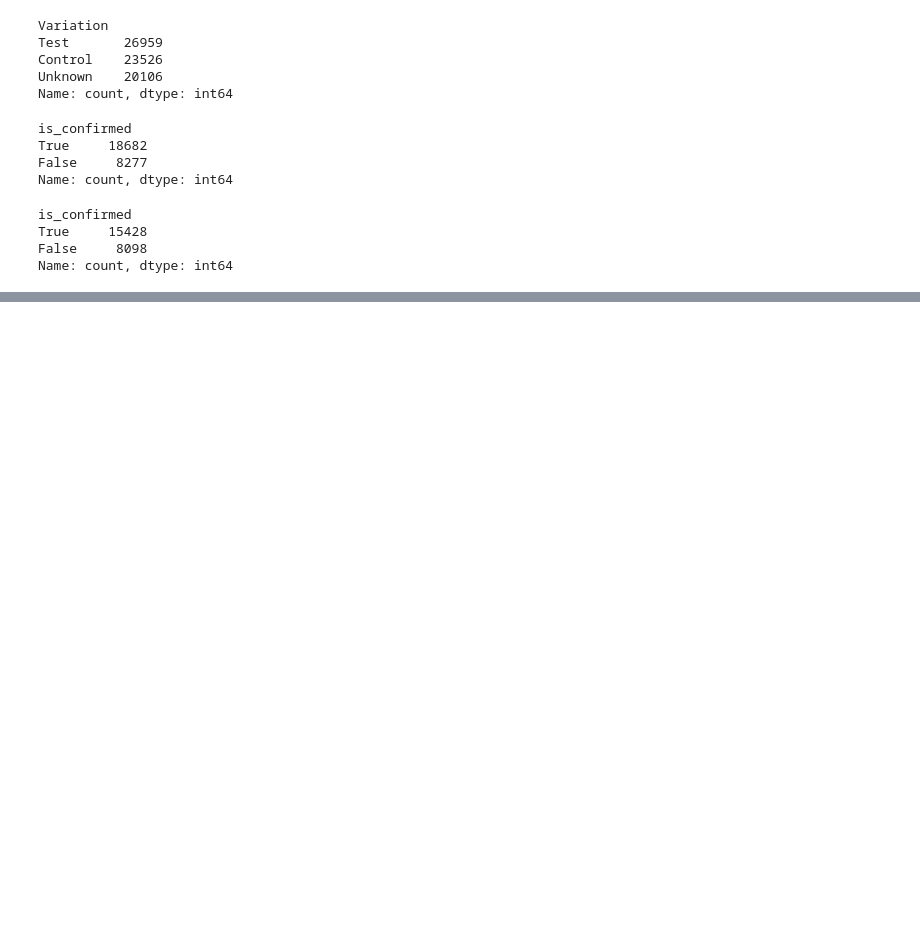
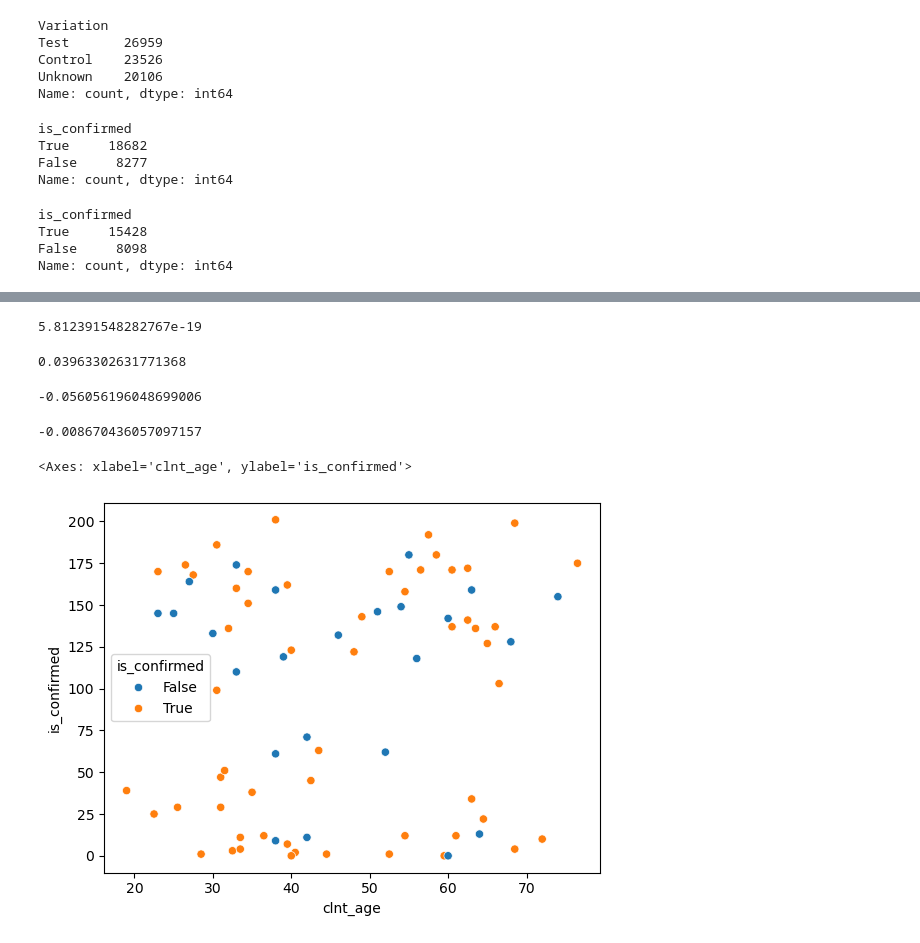
Before and after one commit to PierreMn/week_eda_project, a Jupyter notebook: PROJECT_EDA.ipynb, the cells around one changed output, grey strips where cells are left out. Saved outputs shown, nothing was run; the diff lists cells and outputs as text; code cells hidden in the pictures; blank space fills up the shorter version.

```diff
--- a/PROJECT_EDA.ipynb
+++ b/PROJECT_EDA.ipynb
@@ -136,0 +300,8 @@ Name: count, dtype: int64
+# %%
+p_value
+# %% [output]
+5.812391548282767e-19
+# %%
+association(crosstab_corr, method="cramer")
+# %% [output]
+0.03963302631771368
@@ -136,0 +310,14 @@ Name: count, dtype: int64
+# %%
+filtered['is_confirmed'].corr(filtered['clnt_age'], method='pearson')
+# %% [output]
+-0.056056196048699006
+# %%
+filtered['is_confirmed'].corr(filtered['clnt_tenure_yr'])
+# %% [output]
+-0.008670436057097157
+# %%
+# filtered.groupby('clnt_age')['is_confirmed'].sum()
+sns.scatterplot(y=filtered.groupby('clnt_age')['is_confirmed'].sum(), x=filtered['clnt_age'], hue=filtered['is_confirmed'])
+# %% [output]
+<Axes: xlabel='clnt_age', ylabel='is_confirmed'>
+[figure, added]
```
Also changed, not shown: parts of 48 cells of this notebook.
